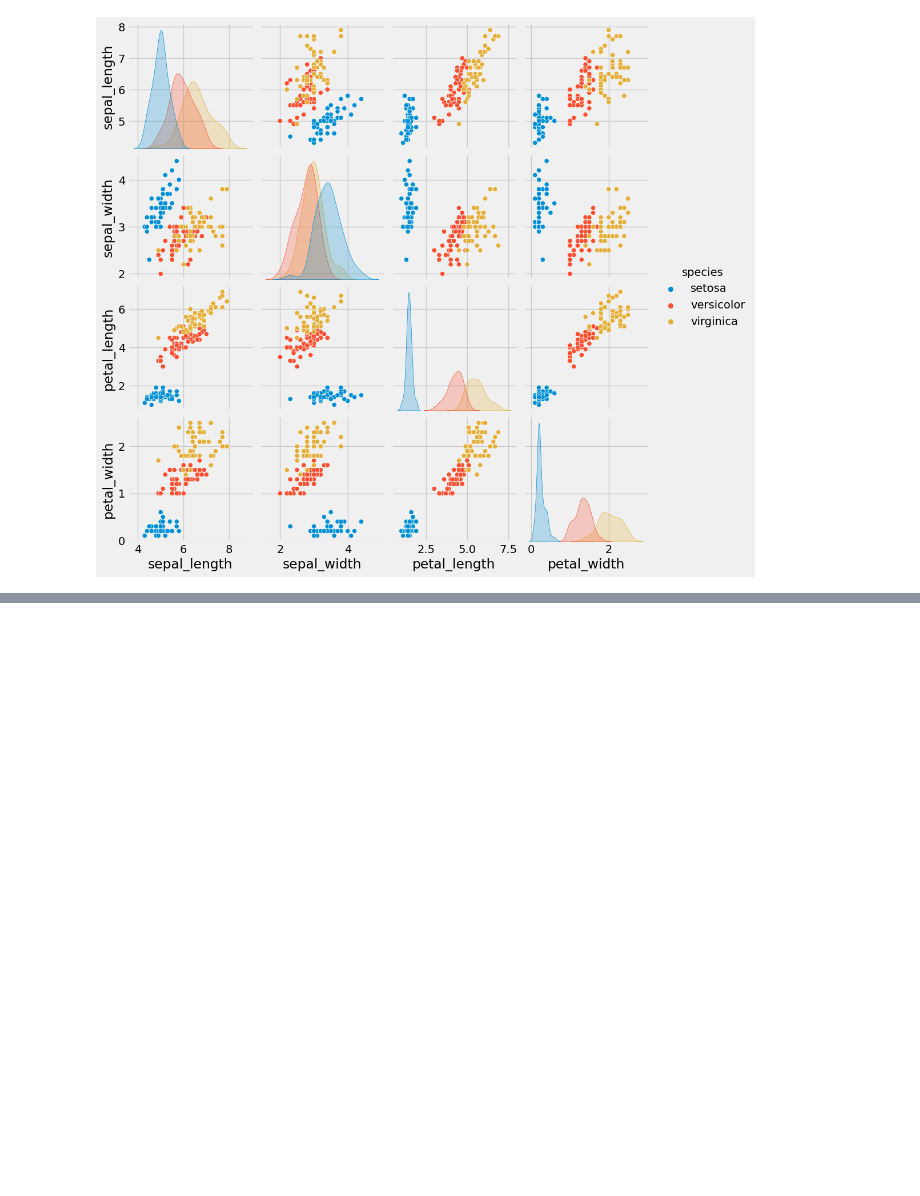
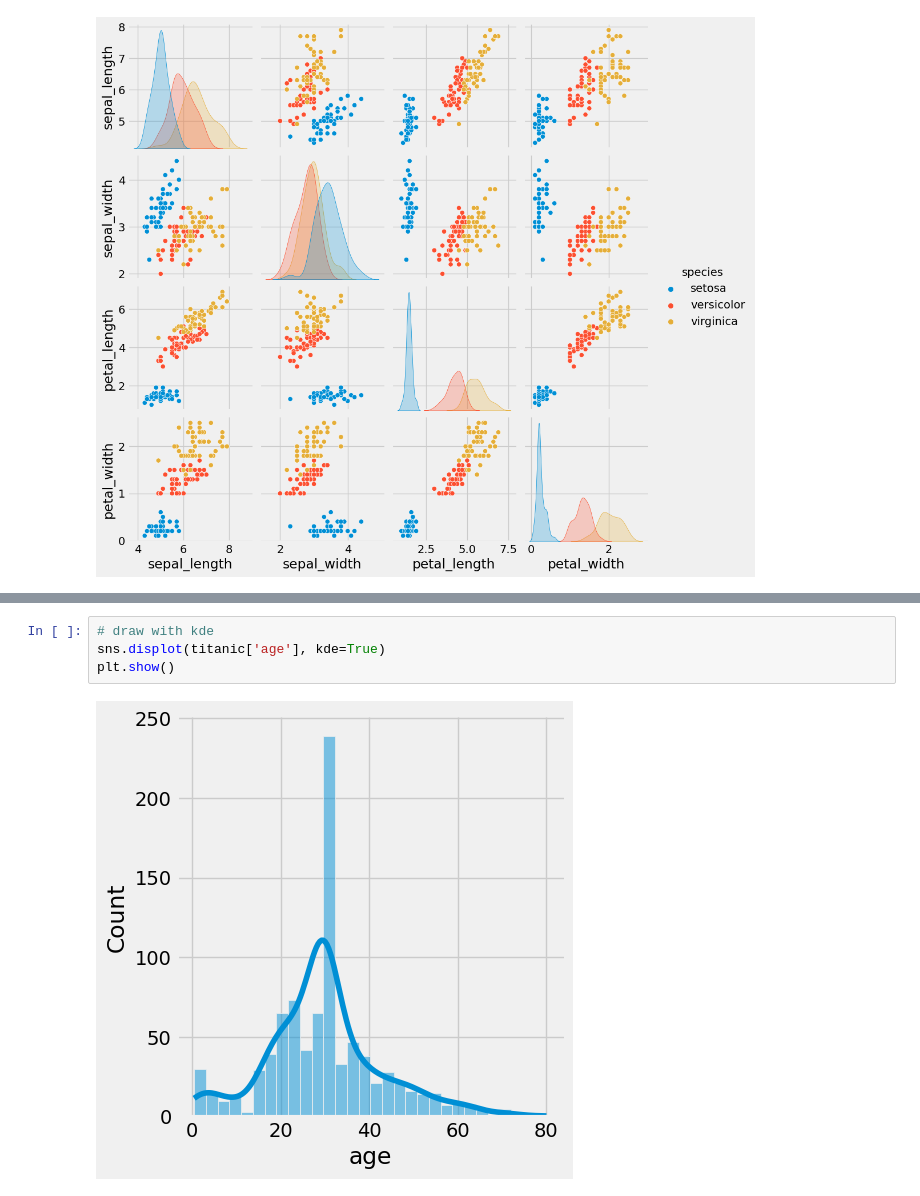
Before and after one commit to Data-Gyan/Visualization, a Jupyter notebook: SeaornExp.ipynb, the cells around one changed output, grey strips where cells are left out. Saved outputs shown, nothing was run; the diff lists cells and outputs as text; blank space fills up the shorter version.

```diff
--- a/SeaornExp.ipynb
+++ b/SeaornExp.ipynb
@@ -304,0 +338,6 @@ plt.show()
+# %%
+# draw with kde
+sns.displot(titanic['age'], kde=True)
+plt.show()
+# %% [output]
+[figure, added]
```
Also changed, not shown: parts of 17 cells of this notebook.
